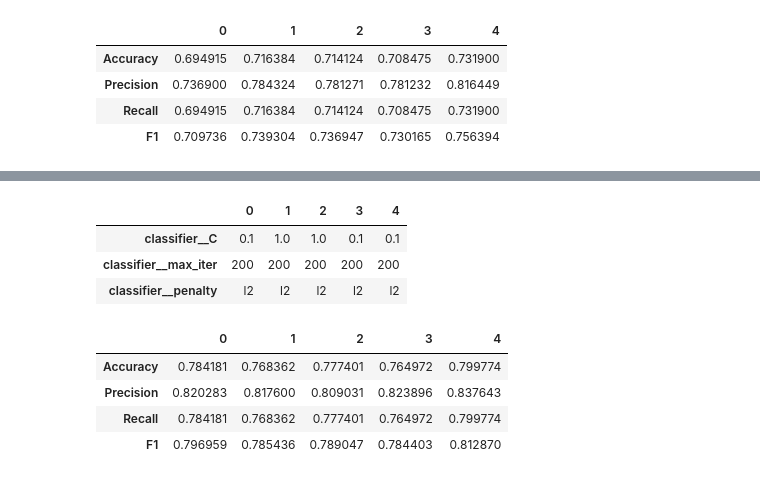
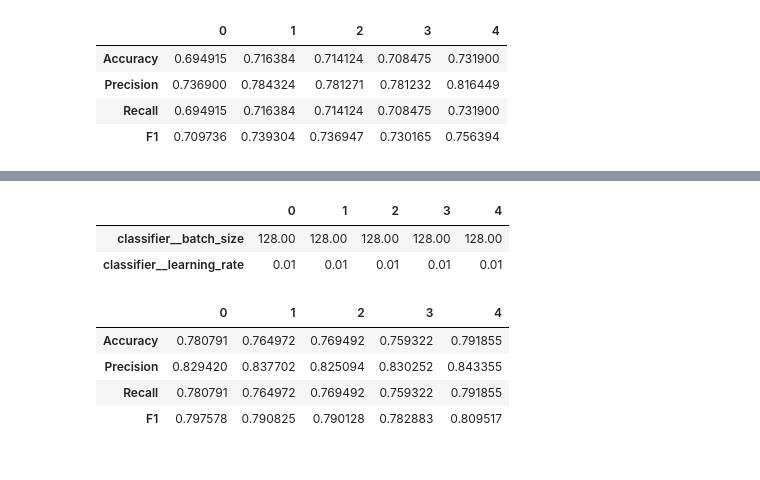
Before and after one commit to 24bartixx/MSID-3, a Jupyter notebook: notebooks/students/5_param_optimization.ipynb, the cells around one changed output, grey strips where cells are left out. Cells and saved outputs as stored; diff of their text form; code cells hidden in the pictures.

```diff
--- a/notebooks/students/5_param_optimization.ipynb
+++ b/notebooks/students/5_param_optimization.ipynb
@@ -138,33 +149,20 @@ display(results)
-# %%
-model = LogisticRegression(solver="lbfgs")
-
-candidate_params = {
-    "classifier__max_iter": [200, 300],
-    "classifier__penalty": [None, "l2"],
-    "classifier__C": [0.1, 1.0]
-}
-
-params, results = run_grid_search(model, candidate_params, datasets)
-display(params)
-display(results)
-# %% [output]
-|  | 0 | 1 | 2 | 3 | 4 |
-| classifier__C | 0.1 | 1.0 | 1.0 | 0.1 | 0.1 |
-| classifier__max_iter | 200 | 200 | 200 | 200 | 200 |
-| classifier__penalty | l2 | l2 | l2 | l2 | l2 |
-|  | 0 | 1 | 2 | 3 | 4 |
-| Accuracy | 0.784181 | 0.768362 | 0.777401 | 0.764972 | 0.799774 |
-| Precision | 0.820283 | 0.817600 | 0.809031 | 0.823896 | 0.837643 |
-| Recall | 0.784181 | 0.768362 | 0.777401 | 0.764972 | 0.799774 |
-| F1 | 0.796959 | 0.785436 | 0.789047 | 0.784403 | 0.812870 |
 # %%
-# model = CustomLogisticRegressionMulticlass(epochs=700)
+model = CustomLogisticRegressionMulticlass(epochs=700)
 
-# candidate_params = {
-#     "classifier__batch_size": [256, 128, 512, None],
-#     "classifier__learning_rate": [0.01]
-# }
+candidate_params = {
+    "classifier__batch_size": [128, 256, 512, None],
+    "classifier__learning_rate": [0.01]
+}
 
-# params, results = run_grid_search(model, candidate_params, datasets ,cv=3)
-# display(params)
-# display(results)
+params, results = run_grid_search(model, candidate_params, datasets ,cv=3)
+display(params)
+display(results)
+# %% [output]
+|  | 0 | 1 | 2 | 3 | 4 |
+| classifier__batch_size | 128.00 | 128.00 | 128.00 | 128.00 | 128.00 |
+| classifier__learning_rate | 0.01 | 0.01 | 0.01 | 0.01 | 0.01 |
+|  | 0 | 1 | 2 | 3 | 4 |
+| Accuracy | 0.780791 | 0.764972 | 0.769492 | 0.759322 | 0.791855 |
+| Precision | 0.829420 | 0.837702 | 0.825094 | 0.830252 | 0.843355 |
+| Recall | 0.780791 | 0.764972 | 0.769492 | 0.759322 | 0.791855 |
+| F1 | 0.797578 | 0.790825 | 0.790128 | 0.782883 | 0.809517 |
```
Also changed, not shown: parts of 2 cells of this notebook, 13 other files.
